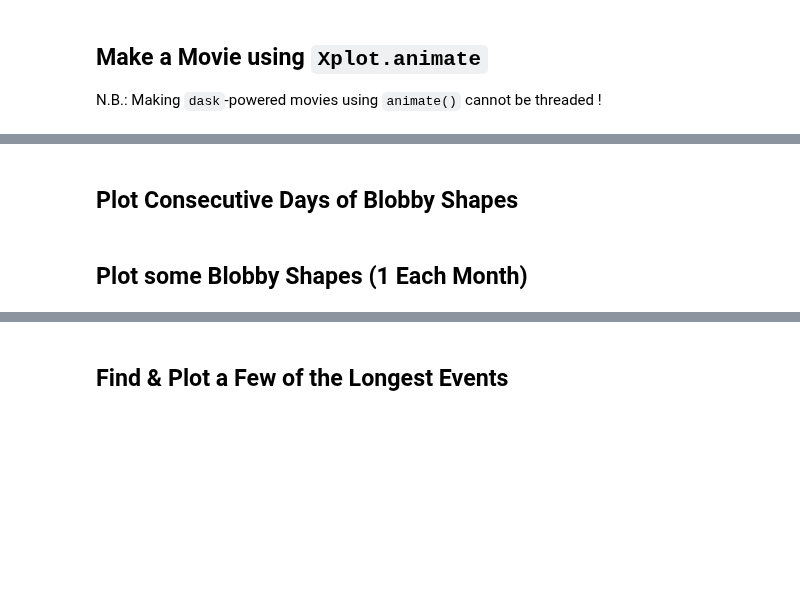
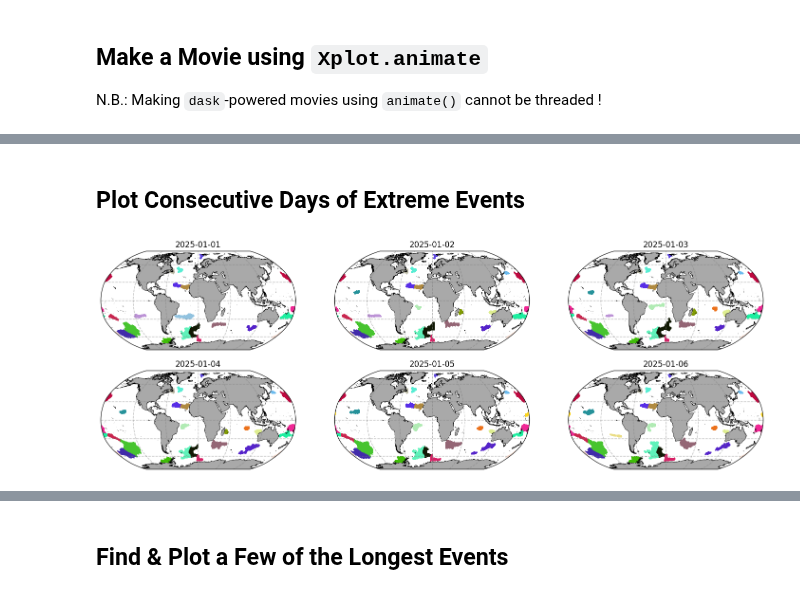
Before and after one commit to wienkers/spot_the_blOb, a Jupyter notebook: examples/unstructured data/03_visualise_events.ipynb, the cells around one changed output, grey strips where cells are left out. Cells and saved outputs as stored; diff of their text form; code cells hidden in the pictures; blank space fills up the shorter version.

```diff
--- a/examples/unstructured data/03_visualise_events.ipynb
+++ b/examples/unstructured data/03_visualise_events.ipynb
@@ -136,4 +118,4 @@ blobs_subset.plotter.pplot_mov(plot_dir=plot_dir, plot_IDs=True)
     Your browser does not support the video tag.
 </video>
 # %% [markdown]
-## Plot Consecutive Days of Blobby Shapes
+## Plot Consecutive Days of Extreme Events
@@ -144,2 +121,0 @@ fig, ax = blobbys.plotter.pplot_col(plot_IDs=True, col_wrap=3, show_colorbar=Fal
-# %% [markdown]
-## Plot some Blobby Shapes (1 Each Month)
@@ -149,0 +122,9 @@ fig, ax = blobs_day1.plotter.pplot_col(plot_IDs=True, col_wrap=3, show_colorbar=
+# %%
+# Choose a subset of the ID field
+ID_field_subset = ID_field.sel(time=slice('2025-01-01', '2025-01-06'))
+
+# Setup Plotting Configuration
+config = PlotConfig(plot_IDs=True)
+fig, ax = ID_field_subset.Xplot.multi_plot(config, col='time', col_wrap=3);
+# %% [output]
+[figure, added]
```
Also changed, not shown: parts of 28 cells of this notebook, 8 other files.
